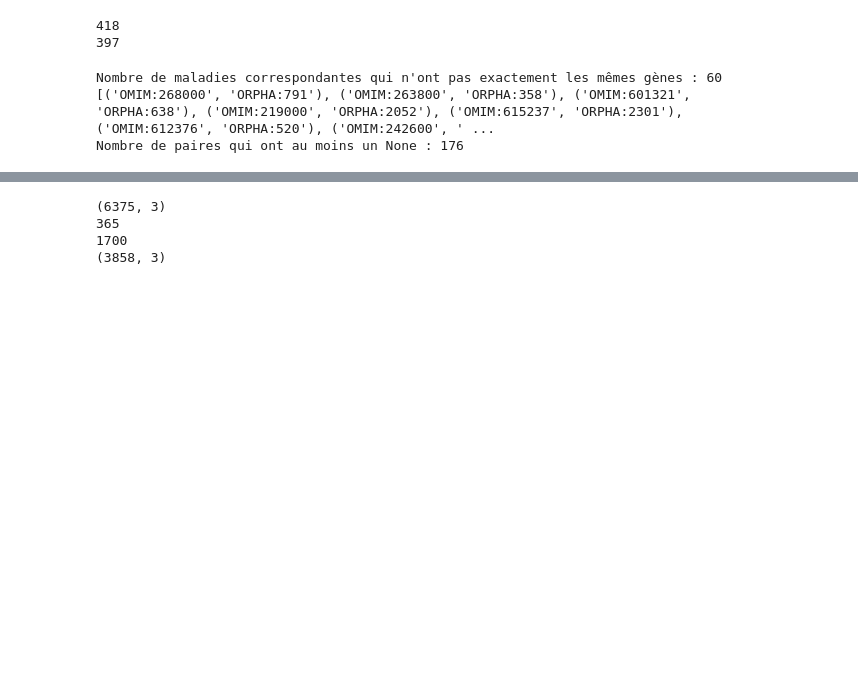
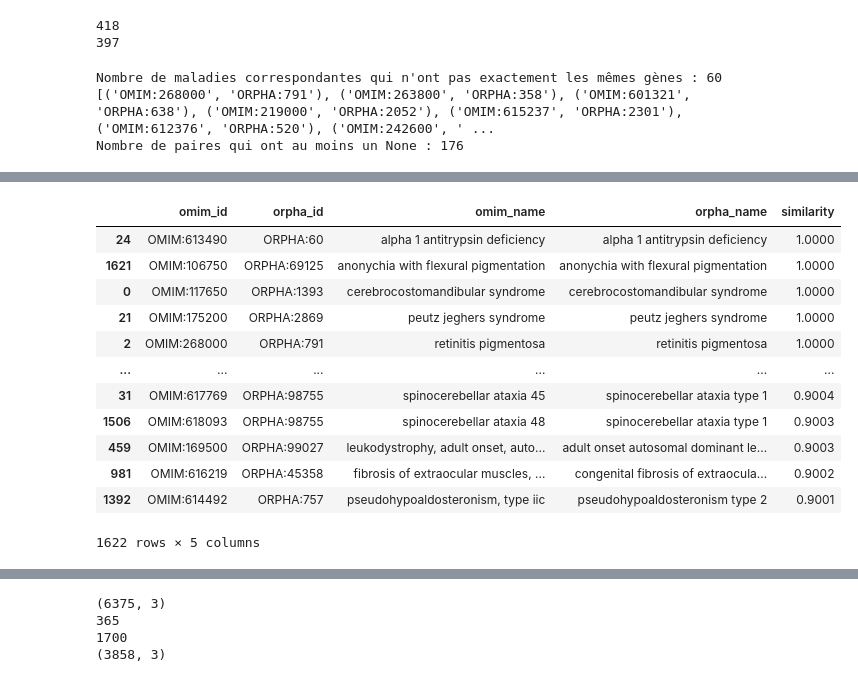
Before and after one commit to averniere/OT_simulation_maladies, a Jupyter notebook: Embeddings/PPI.ipynb, the cells around one changed output, grey strips where cells are left out. Cells and saved outputs as stored; diff of their text form; code cells hidden in the pictures; blank space fills up the shorter version.

```diff
--- a/Embeddings/PPI.ipynb
+++ b/Embeddings/PPI.ipynb
@@ -141 +193,17 @@ Nombre de paires qui ont au moins un None : 176
+# %%
+correspondence95
+# %% [output]
+|  | omim_id | orpha_id | omim_name | orpha_name | similarity |
+| 24 | OMIM:613490 | ORPHA:60 | alpha 1 antitrypsin deficiency | alpha 1 antitrypsin deficiency | 1.0000 |
+| 1621 | OMIM:106750 | ORPHA:69125 | anonychia with flexural pigmentation | anonychia with flexural pigmentation | 1.0000 |
+| 0 | OMIM:117650 | ORPHA:1393 | cerebrocostomandibular syndrome | cerebrocostomandibular syndrome | 1.0000 |
+| 21 | OMIM:175200 | ORPHA:2869 | peutz jeghers syndrome | peutz jeghers syndrome | 1.0000 |
+| 2 | OMIM:268000 | ORPHA:791 | retinitis pigmentosa | retinitis pigmentosa | 1.0000 |
+| ... | ... | ... | ... | ... | ... |
+| 31 | OMIM:617769 | ORPHA:98755 | spinocerebellar ataxia 45 | spinocerebellar ataxia type 1 | 0.9004 |
+| 1506 | OMIM:618093 | ORPHA:98755 | spinocerebellar ataxia 48 | spinocerebellar ataxia type 1 | 0.9003 |
+| 459 | OMIM:169500 | ORPHA:99027 | leukodystrophy, adult onset, auto... | adult onset autosomal dominant le... | 0.9003 |
+| 981 | OMIM:616219 | ORPHA:45358 | fibrosis of extraocular muscles, ... | congenital fibrosis of extraocula... | 0.9002 |
+| 1392 | OMIM:614492 | ORPHA:757 | pseudohypoaldosteronism, type iic | pseudohypoaldosteronism type 2 | 0.9001 |
+1622 rows × 5 columns
 # %%
```
Also changed, not shown: parts of 16 cells of this notebook, 3 other files.
